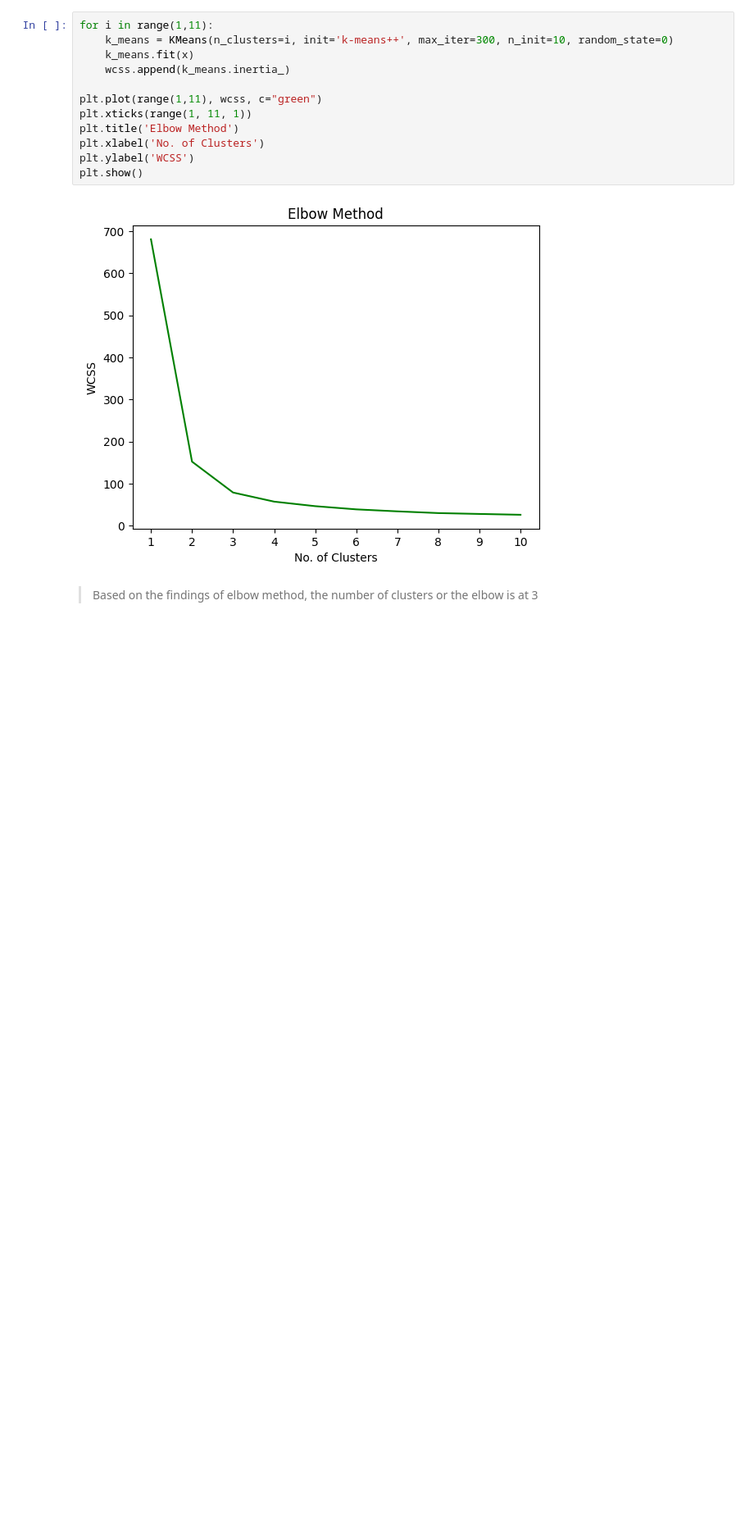
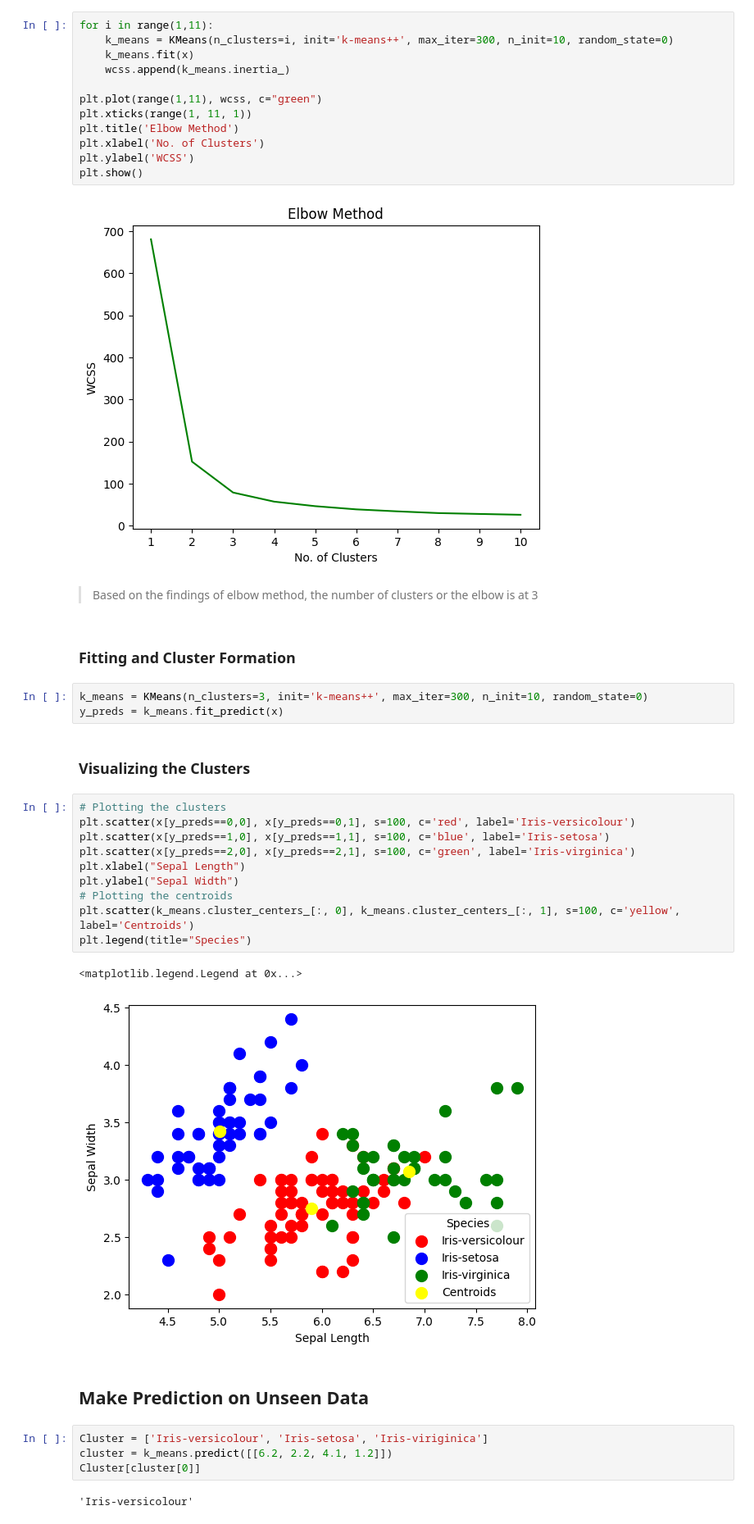
Before and after one commit to maxellmilay/iris-clustering, a Jupyter notebook: model.ipynb, the cells around one changed output. Shown: that part at 82% size. Cells and saved outputs as stored; diff of their text form; blank space fills up the shorter version.

```diff
--- a/model.ipynb
+++ b/model.ipynb
@@ -192,3 +192,31 @@ plt.show()
 [figure]
 # %% [markdown]
 > Based on the findings of elbow method, the number of clusters or the elbow is at 3
+# %% [markdown]
+### Fitting and Cluster Formation
+# %%
+k_means = KMeans(n_clusters=3, init='k-means++', max_iter=300, n_init=10, random_state=0)
+y_preds = k_means.fit_predict(x)
+# %% [markdown]
+### Visualizing the Clusters
+# %%
+# Plotting the clusters
+plt.scatter(x[y_preds==0,0], x[y_preds==0,1], s=100, c='red', label='Iris-versicolour')
+plt.scatter(x[y_preds==1,0], x[y_preds==1,1], s=100, c='blue', label='Iris-setosa')
+plt.scatter(x[y_preds==2,0], x[y_preds==2,1], s=100, c='green', label='Iris-virginica')
+plt.xlabel("Sepal Length")
+plt.ylabel("Sepal Width")
+# Plotting the centroids
+plt.scatter(k_means.cluster_centers_[:, 0], k_means.cluster_centers_[:, 1], s=100, c='yellow',  label='Centroids')
+plt.legend(title="Species")
+# %% [output]
+<matplotlib.legend.Legend at 0x...>
+[figure, added]
+# %% [markdown]
+## Make Prediction on Unseen Data
+# %%
+Cluster = ['Iris-versicolour', 'Iris-setosa', 'Iris-viriginica']
+cluster = k_means.predict([[6.2, 2.2, 4.1, 1.2]])
+Cluster[cluster[0]]
+# %% [output]
+'Iris-versicolour'
```
Also changed, not shown: parts of 1 cell of this notebook.
